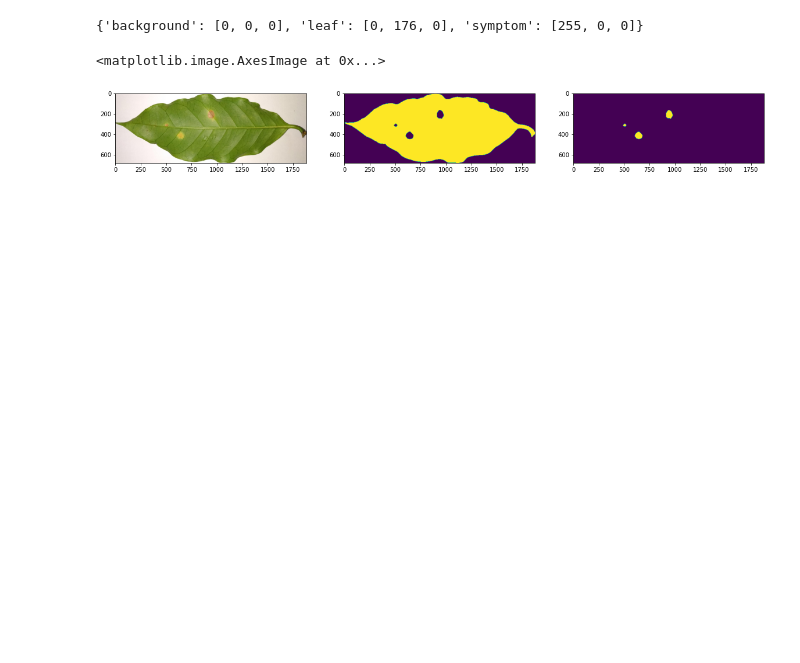
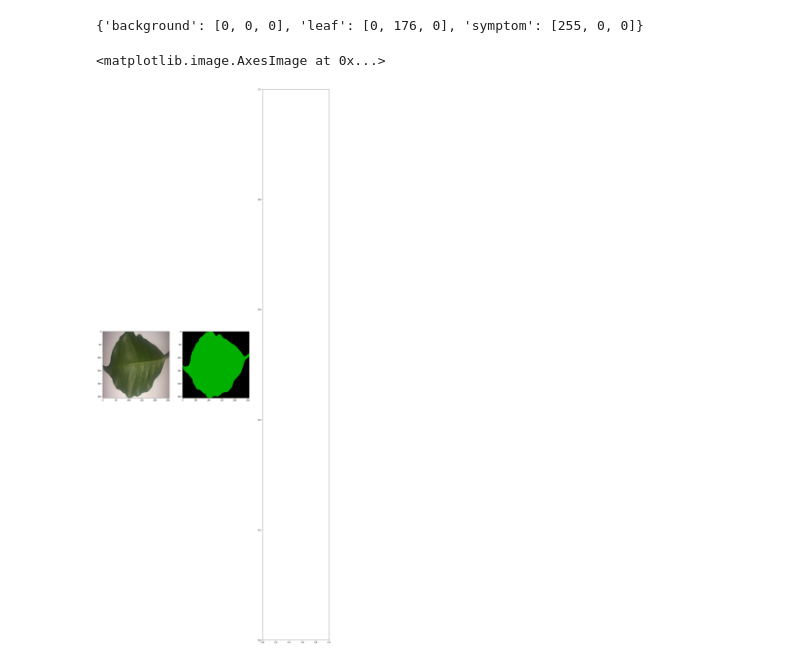
Before and after one commit to FrexG/Coffee-Semantic-Segmentation, a Jupyter notebook: notebooks/2.0-explore-dataloader.ipynb, the cells around one changed output. Saved outputs shown, nothing was run; the diff lists cells and outputs as text; code cells hidden in the pictures; blank space fills up the shorter version.

```diff
--- a/notebooks/2.0-explore-dataloader.ipynb
+++ b/notebooks/2.0-explore-dataloader.ipynb
@@ -55,8 +52,12 @@ img,leaf,symptom = CoffeeDataset(train_dataframe,annotation_info)[random.randint
+# %%
+import torchvision.transforms as transforms
+transform = transforms.Compose([transforms.ToTensor(),transforms.Resize((256,256))])
 # %%
-fig,axs = plt.subplots(1,3,figsize=(20,50))
-axs[0].imshow(img)
-axs[1].imshow(leaf,"gray")
-axs[2].imshow(symptom,"gray")
+import random
+img,mask = CoffeeDataset(train_dataframe,annotation_info,transform)[random.randint(0,len(train_dataframe)-1)]
+fig,axs = plt.subplots(1,2,figsize=(20,50))
+axs[0].imshow(img.permute(1,2,0))
+axs[1].imshow(mask.permute(1,2,0),"gray")
 # %% [output]
 <matplotlib.image.AxesImage at 0x...>
-[figure, old version]
+[figure, new version]
```
Also changed, not shown: parts of 2 cells of this notebook, 3 other files.
